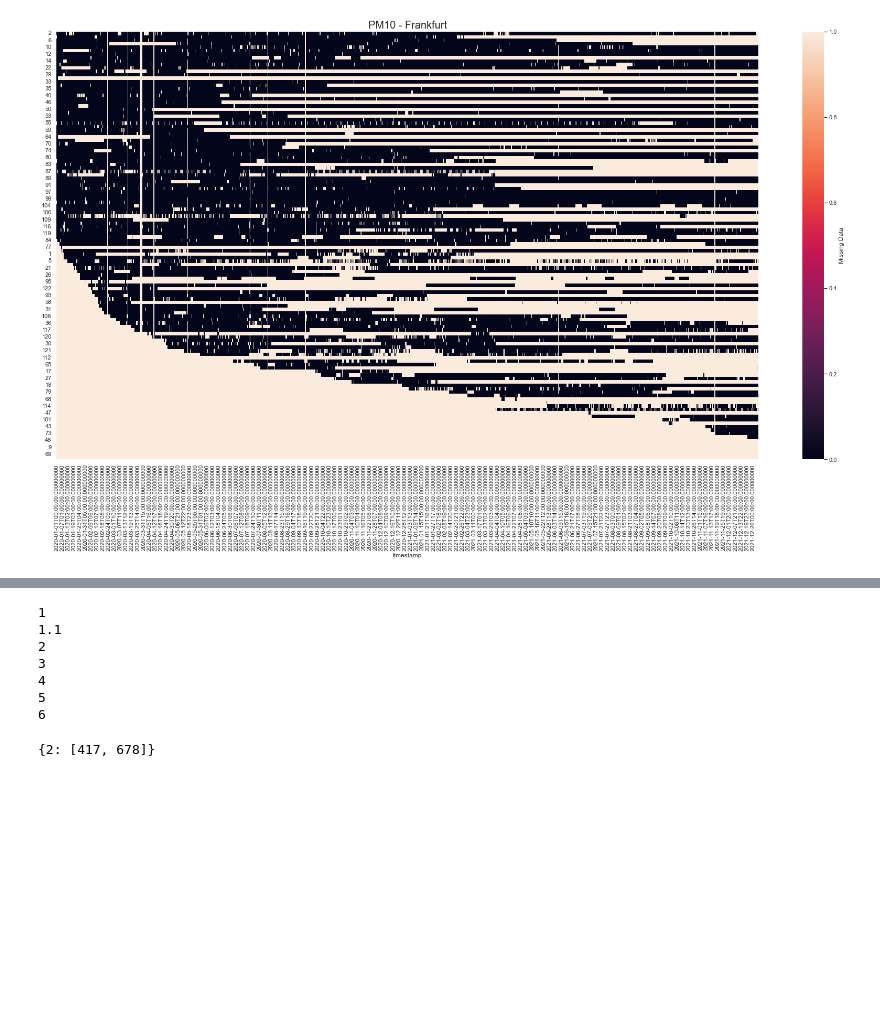
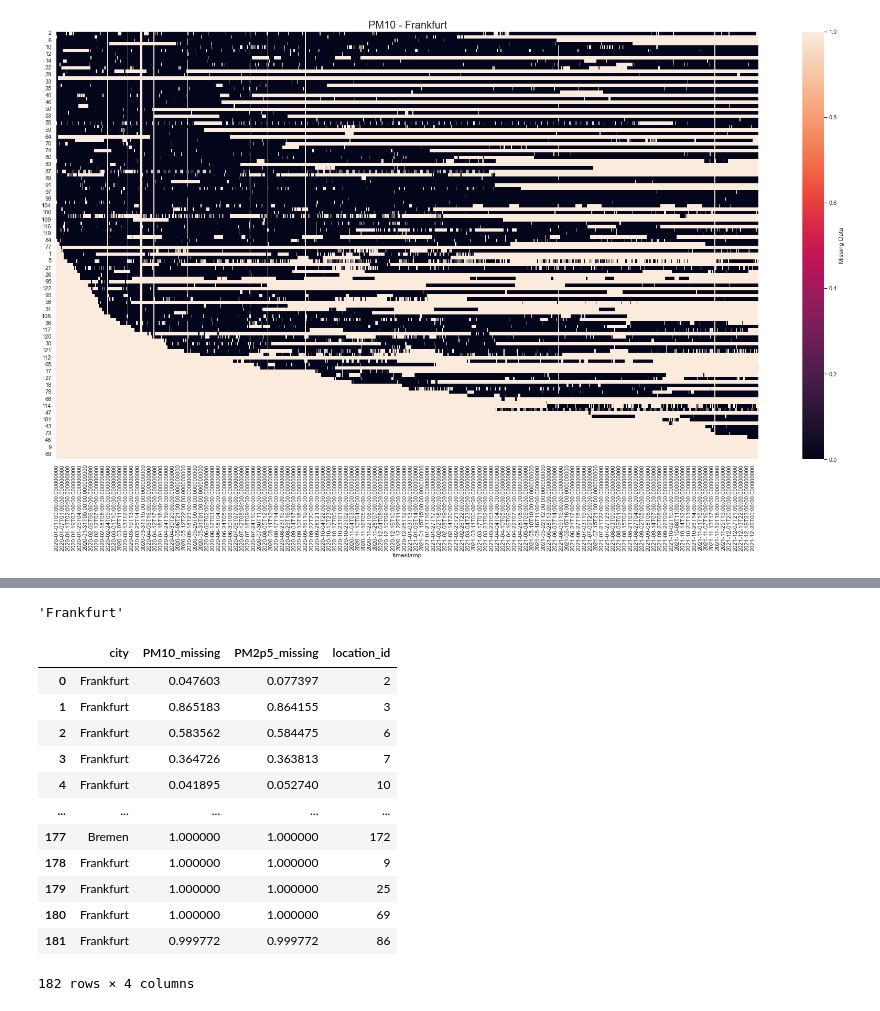
Before and after one commit to j-herbig/air-pollution, a Jupyter notebook: notebooks/EDA.ipynb, the cells around one changed output, grey strips where cells are left out. Drawn from its saved outputs; the diff is of its cells as text; code cells hidden in the pictures; blank space fills up the shorter version.

```diff
--- a/notebooks/EDA.ipynb
+++ b/notebooks/EDA.ipynb
@@ -896,31 +887,41 @@ plt.rcParams.update({'figure.facecolor':'white'})
 df = pd.read_csv("../data/df_backup.csv", index_col=0)
 df['timestamp'] = pd.to_datetime(df['timestamp'])
+# %%
+df['city'][0]
+# %% [output]
+'Frankfurt'
 # %%
 locations_to_delete = []
 locations_missing_values = {}
 
-# observations_since2021 = df[(df['location_id'] == df['location_id'].unique()[0]) & (df[df['timestamp'] >= pd.to_datetime('2021-01-01')])].shape[0]
-print(1)
-for location in list(df['location_id'].unique())[:1]:
-    print(1.1)
-    df_cur = df[(df['location_id'] == location) & (df['timestamp'] >= pd.to_datetime('2021-01-01'))][['PM10', 'PM2p5']]
-    print(2)
-    nan_pm10 = df_cur['PM10'].isna().sum()
-    print(3)
-    nan_pm2p5 = df_cur['PM2p5'].isna().sum()
-    print(4)
-    locations_missing_values[location] = [nan_pm10, nan_pm2p5]
-    print(5)
-print(6)
+observations_since2021 = df[(df['location_id'] == df['location_id'].unique()[0]) & (df['timestamp'] >= pd.to_datetime('2021-01-01'))].shape[0]
+missing_values = pd.DataFrame(columns=['city', 'PM10_missing', 'PM2p5_missing'])
+for location in df['location_id'].unique():
+    df_cur = df[(df['location_id'] == location) & (df['timestamp'] >= pd.to_datetime('2021-01-01'))][['city', 'PM10', 'PM2p5']]
+    # nan_pm10 = df_cur['PM10'].isna().sum() / observations_since2021
+    # nan_pm2p5 = df_cur['PM2p5'].isna().sum() / observations_since2021
+    # locations_missing_values[location] = [nan_pm10, nan_pm2p5]
+    new_entry = {
+        'location_id': int(location),
+        'city': df_cur['city'].iloc[0],
+        'PM10_missing': df_cur['PM10'].isna().sum() / observations_since2021,
+        'PM2p5_missing': df_cur['PM2p5'].isna().sum() / observations_since2021,
+    }
+    missing_values = missing_values.append(new_entry, ignore_index=True)
-# %% [output]
-1
-1.1
-2
-3
-4
-5
-6
-# %%
-print(locations_missing_values)
-# %% [output]
-{2: [417, 678]}
+# %%
+missing_values['location_id'] = missing_values['location_id'].astype(int)
+missing_values
+# %% [output]
+|  | city | PM10_missing | PM2p5_missing | location_id |
+| 0 | Frankfurt | 0.047603 | 0.077397 | 2 |
+| 1 | Frankfurt | 0.865183 | 0.864155 | 3 |
+| 2 | Frankfurt | 0.583562 | 0.584475 | 6 |
+| 3 | Frankfurt | 0.364726 | 0.363813 | 7 |
+| 4 | Frankfurt | 0.041895 | 0.052740 | 10 |
+| ... | ... | ... | ... | ... |
+| 177 | Bremen | 1.000000 | 1.000000 | 172 |
+| 178 | Frankfurt | 1.000000 | 1.000000 | 9 |
+| 179 | Frankfurt | 1.000000 | 1.000000 | 25 |
+| 180 | Frankfurt | 1.000000 | 1.000000 | 69 |
+| 181 | Frankfurt | 0.999772 | 0.999772 | 86 |
+182 rows × 4 columns
```
Also changed, not shown: parts of 13 cells of this notebook.
